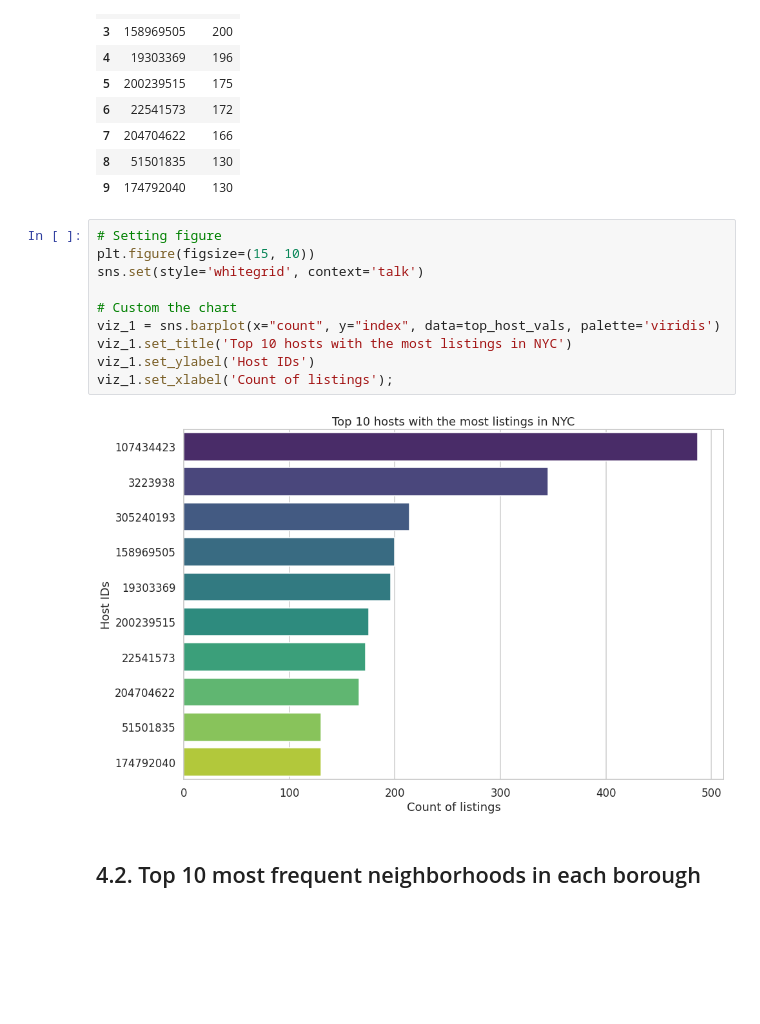
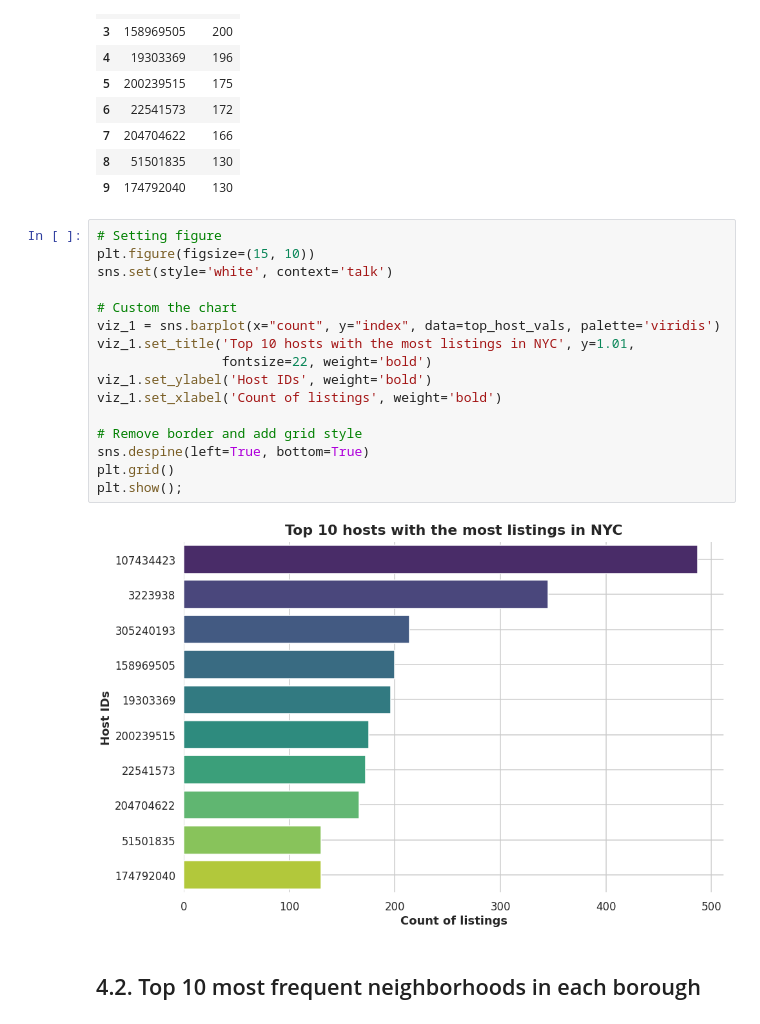
Before and after one commit to tmkhang1999/2022-NYC-Airbnb-Analytics, a Jupyter notebook: analysis.ipynb, the cells around one changed output. Saved outputs shown, nothing was run; the diff lists cells and outputs as text; blank space fills up the shorter version.

```diff
--- a/analysis.ipynb
+++ b/analysis.ipynb
@@ -220,15 +218,21 @@ top_host_vals
 # %%
 # Setting figure
 plt.figure(figsize=(15, 10))
-sns.set(style='whitegrid', context='talk')
+sns.set(style='white', context='talk')
 
 # Custom the chart
 viz_1 = sns.barplot(x="count", y="index", data=top_host_vals, palette='viridis')
-viz_1.set_title('Top 10 hosts with the most listings in NYC')
-viz_1.set_ylabel('Host IDs')
-viz_1.set_xlabel('Count of listings');
+viz_1.set_title('Top 10 hosts with the most listings in NYC', y=1.01,
+                fontsize=22, weight='bold')
+viz_1.set_ylabel('Host IDs', weight='bold')
+viz_1.set_xlabel('Count of listings', weight='bold')
+
+# Remove border and add grid style
+sns.despine(left=True, bottom=True)
+plt.grid()
+plt.show();
 # %% [output]
-[figure, old version]
+[figure, new version]
 # %% [markdown]
 ## 4.2. Top 10 most frequent neighborhoods in each borough
 # %%
```
Also changed, not shown: parts of 6 cells of this notebook.
